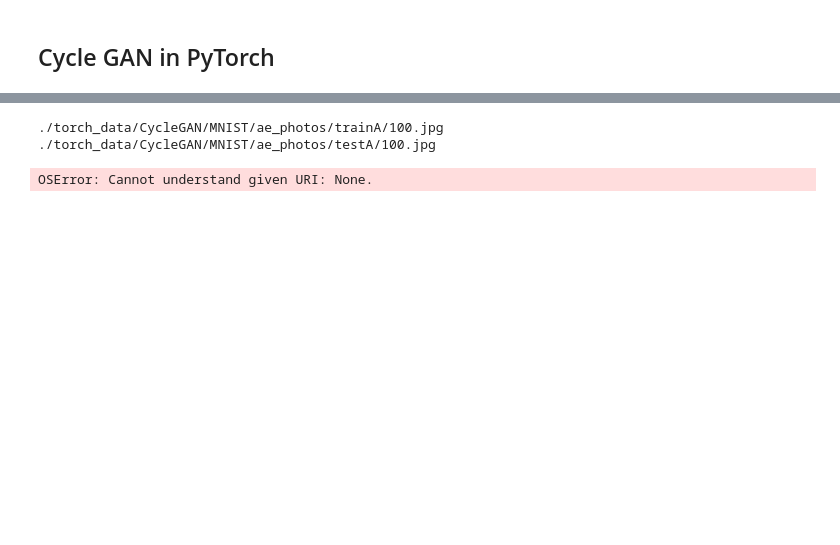
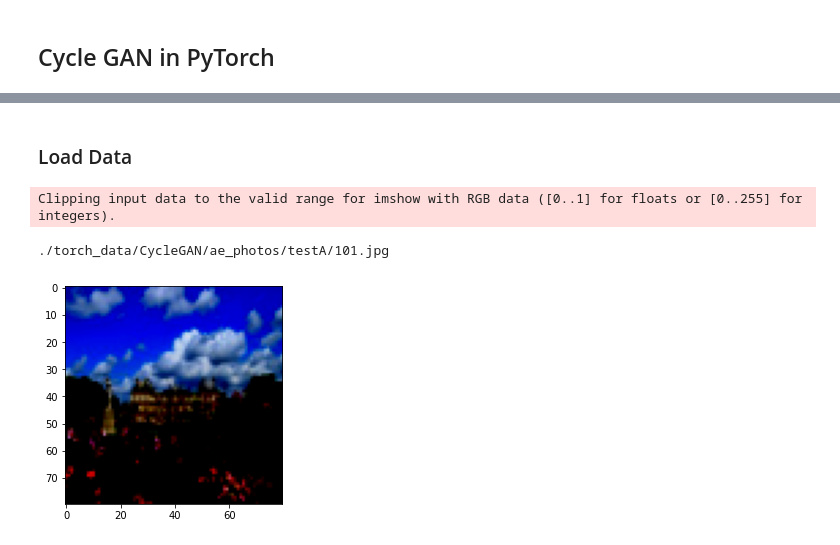
Before and after one commit to diegoalejogm/gans, a Jupyter notebook: CycleGans.ipynb, the cells around one changed output, grey strips where cells are left out. Saved outputs shown, nothing was run; the diff lists cells and outputs as text; code cells hidden in the pictures; blank space fills up the shorter version.

Commit message:
Added transformations and visualization to CycleGan data samples

```diff
--- a/CycleGans.ipynb
+++ b/CycleGans.ipynb
@@ -16,7 +19,7 @@ from torch import nn, optim
 from torch.autograd.variable import Variable
 from torchvision import transforms, datasets
 # %%
-DATA_FOLDER = './torch_data/CycleGAN/MNIST'
+DATA_FOLDER = './torch_data/CycleGAN'
 # %%
 import os
 import urllib, zipfile
@@ -67,13 +68,15 @@ KeyboardInterrupt:
 # %%
 from torch.utils.data import Dataset
+from PIL import Image
 from skimage import io
 
 class MyDataset(Dataset):
     """My dataset."""
 
-    def __init__(self, path):
+    def __init__(self, path, transform=None):
         self._path = path
-        self.num_files = os.listdir(self._path)
+        self.num_files = len(os.listdir(self._path))
+        self.transform = transform
 
     def __len__(self):
         return self.num_files
@@ -81,7 +84,6 @@ class MyDataset(Dataset):
     def filename(self, idx):
         for directory in ["trainA", "testA"]:
             possible_path = os.path.join(self._path, directory, "{}.jpg".format(str(idx)))
-            print(possible_path)
             if os.path.exists(possible_path):
                 return possible_path
 
@@ -90,5 +92,12 @@ class MyDataset(Dataset):
         if torch.is_tensor(idx):
             idx = idx.tolist()
         img_name = self.filename(idx)
-        image = io.imread(img_name)
-        sample = {'image': image}
+        print(img_name)
+        image = Image.fromarray(io.imread(img_name))
+        if self.transform:
+            image = self.transform(image)
+        return image
+
+    def visualize(self, idx):
+        np_img = np.transpose(self[idx].numpy(), (1,2, 0))
+        plt.imshow(np_img)
@@ -97,6 +104,25 @@ x = MyDataset(DATA_FOLDER + "/ae_photos")
-# %%
-x[100]
-# %% [output]
-./torch_data/CycleGAN/MNIST/ae_photos/trainA/100.jpg
-./torch_data/CycleGAN/MNIST/ae_photos/testA/100.jpg
-OSError: Cannot understand given URI: None.
+# %% [markdown]
+### Load Data
+# %%
+def my_data():
+    compose = transforms.Compose(
+        [transforms.Resize((80, 80)),
+         transforms.ToTensor(),
+         transforms.Normalize((.5,), (.5,))
+        ])
+    return MyDataset(DATA_FOLDER + "/ae_photos", transform=compose)
+# %%
+import matplotlib.pyplot as plt
+import numpy as np
+
+# data = MyDataset(DATA_FOLDER + "/ae_photos")
+data = my_data()
+# Create loader with data, so that we can iterate over it.
+# data_loader = torch.utils.data.DataLoader(my_data(), batch_size=10, shuffle=True)
+# plt.imshow(np.flip(my_data()[48], 1))
+# plt.imshow(my_data()[48][1])
+data.visualize(101)
+# %% [output]
+Clipping input data to the valid range for imshow with RGB data ([0..1] for floats or [0..255] for integers).
+./torch_data/CycleGAN/ae_photos/testA/101.jpg
+[figure, added]
```
Also changed, not shown: parts of 3 cells of this notebook.
